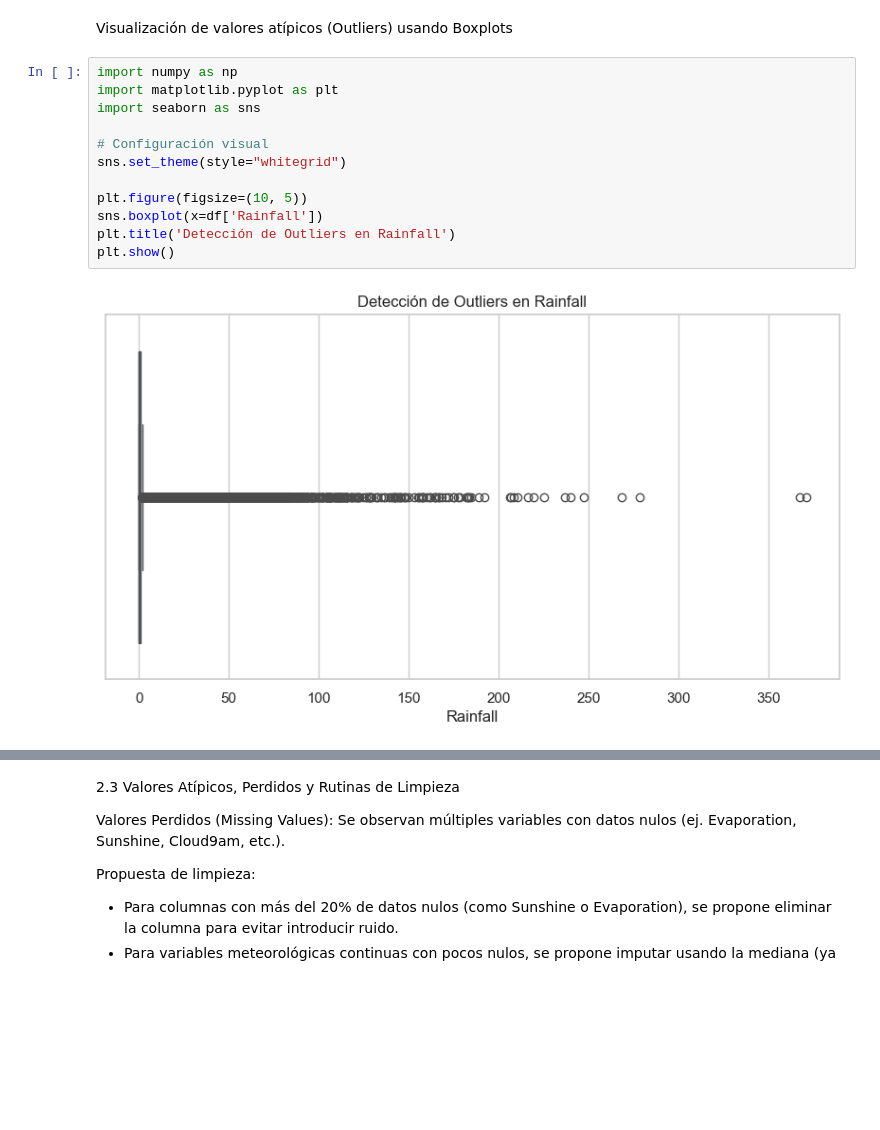
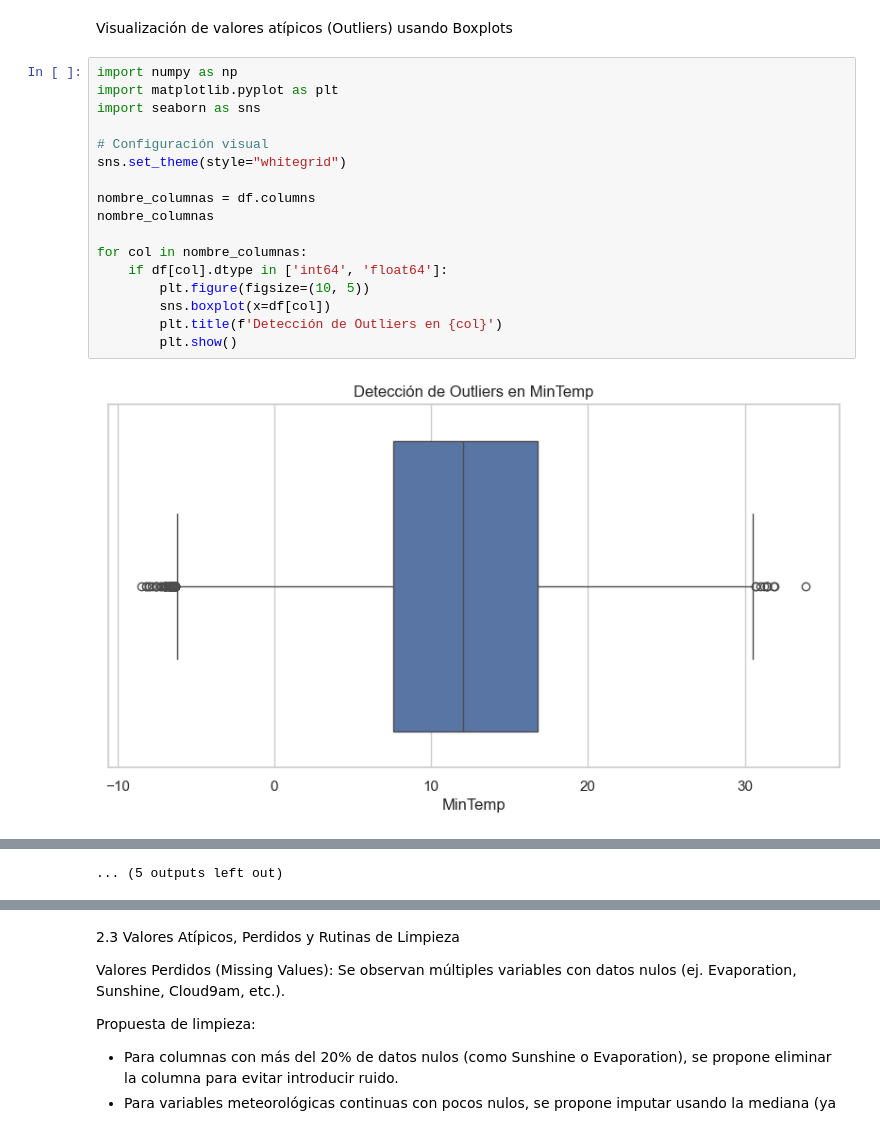
Before and after one commit to pcastro1985/mineria_datos, a Jupyter notebook: Prueba_1.ipynb, the cells around one changed output, grey strips where cells are left out. Saved outputs shown, nothing was run; the diff lists cells and outputs as text; blank space fills up the shorter version.

```diff
--- a/Prueba_1.ipynb
+++ b/Prueba_1.ipynb
@@ -169,14 +198,19 @@ Visualización de valores atípicos (Outliers) usando Boxplots
 # %%
 import numpy as np
 import matplotlib.pyplot as plt
 import seaborn as sns
 
 # Configuración visual
 sns.set_theme(style="whitegrid")
 
-plt.figure(figsize=(10, 5))
-sns.boxplot(x=df['Rainfall'])
-plt.title('Detección de Outliers en Rainfall')
-plt.show()
+nombre_columnas = df.columns
+nombre_columnas
+
+for col in nombre_columnas:
+    if df[col].dtype in ['int64', 'float64']:
+        plt.figure(figsize=(10, 5))
+        sns.boxplot(x=df[col])
+        plt.title(f'Detección de Outliers en {col}')
+        plt.show()
 # %% [output]
-[figure, old version]
+[figure, new version]
@@ -182,0 +228 @@ plt.show()
+... (5 outputs left out)
```
Also changed, not shown: parts of 4 cells of this notebook.
